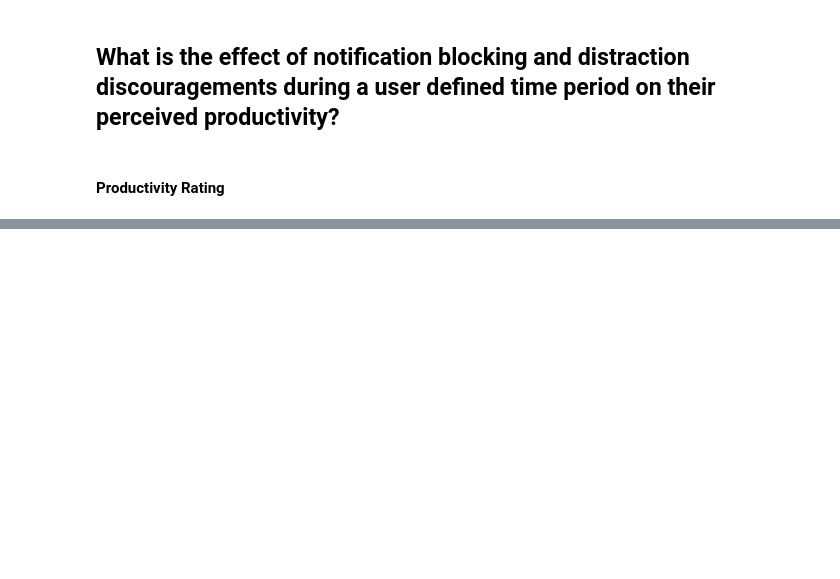
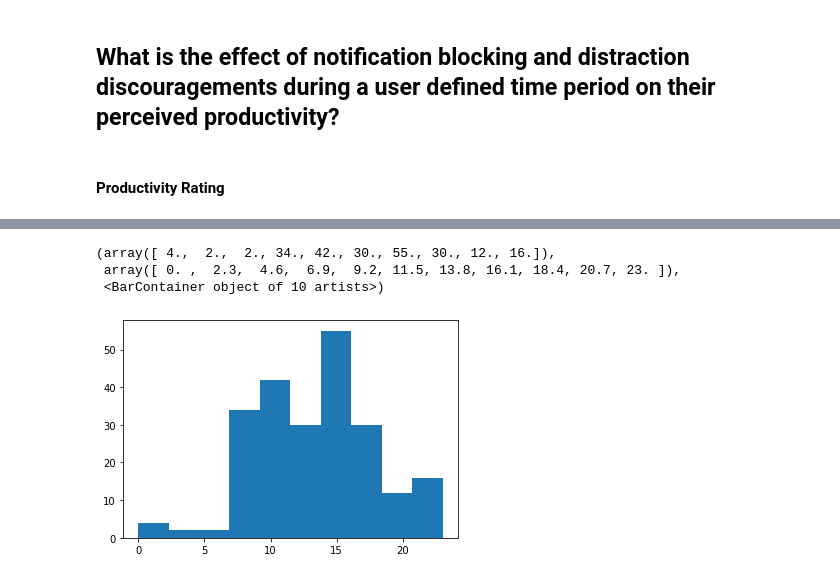
Before and after one commit to lutharsanen/exman-study-analysis, a Jupyter notebook: NotificationAndProductivityOverTheDay.ipynb, the cells around one changed output, grey strips where cells are left out. Drawn from its saved outputs; the diff is of its cells as text; code cells hidden in the pictures; blank space fills up the shorter version.

```diff
--- a/NotificationAndProductivityOverTheDay.ipynb
+++ b/NotificationAndProductivityOverTheDay.ipynb
@@ -142,24 +157,31 @@ for key in d:
 # %%
 d_count = {"0-3":0,
      "4-7":0,
      "8-11":0,
      "12-15":0,
      "16-19":0,
      "20-23":0
     }
 
 
-for i in messages_timestamps:
-    hourOfDay = pd.Timestamp(i,unit = "ms").hour
+for hourOfDay,participant in messages_timestamps:
     if hourOfDay < 4:
+        #print((pd.Timestamp(i[0],unit = "ms").hour,i[1]))
         d_count["0-3"] +=1
     elif hourOfDay <8:
         d_count["4-7"] +=1
     elif hourOfDay <12:
         d_count["8-11"] +=1
     elif hourOfDay <16:
         d_count["12-15"] +=1
     elif hourOfDay <20:
         d_count["16-19"] +=1
     else:
         d_count["20-23"] +=1
+
+plt.hist(df["hourOfDay"])
+# %% [output]
+(array([ 4.,  2.,  2., 34., 42., 30., 55., 30., 12., 16.]),
+ array([ 0. ,  2.3,  4.6,  6.9,  9.2, 11.5, 13.8, 16.1, 18.4, 20.7, 23. ]),
+ <BarContainer object of 10 artists>)
+[figure, added]
```
Also changed, not shown: parts of 6 cells of this notebook, 4 other files.
